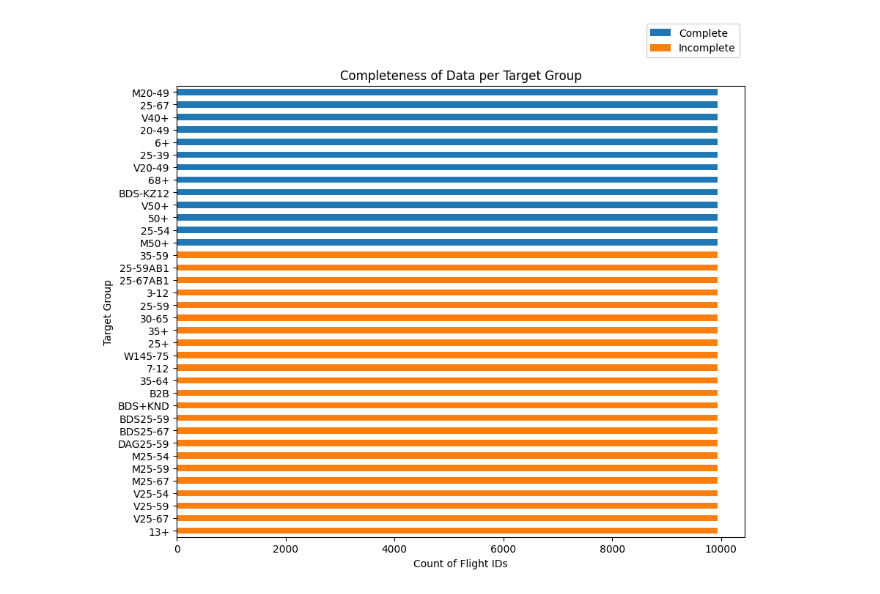
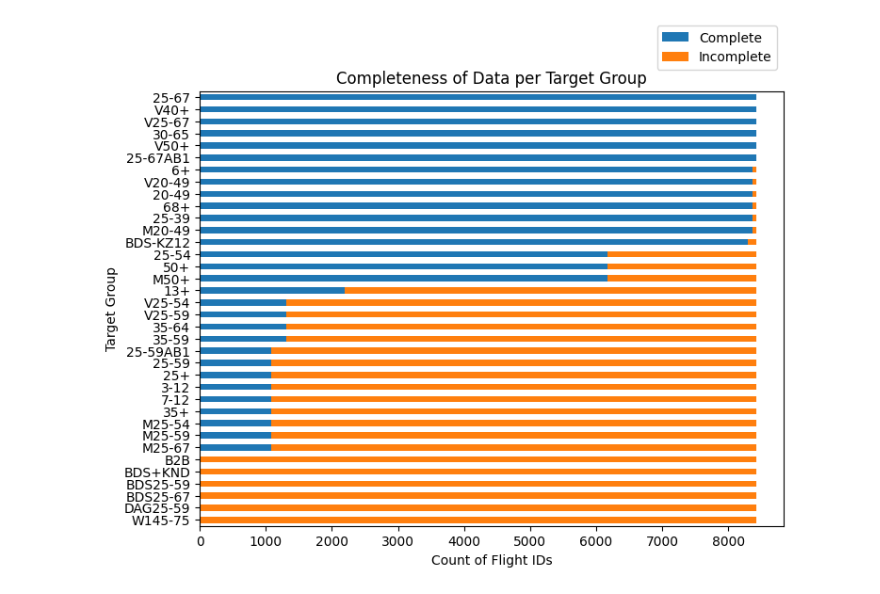
Before and after one commit to JordysHub/CampTvNew, a Jupyter notebook: models/data_overview.ipynb, the cells around one changed output. Saved outputs shown, nothing was run; the diff lists cells and outputs as text; code cells hidden in the pictures.

```diff
--- a/models/data_overview.ipynb
+++ b/models/data_overview.ipynb
@@ -37,6 +37,8 @@ target_groups = ['25-67', 'B2B', '20-49', '3-12', '30-65', '35+', '35-59', '35-6
                  'BDS+KND', 'DAG25-59', 'M20-49', 'M25-54', 'M25-59',
                  'M25-67', 'M50+', 'V20-49', 'V25-54', 'V25-59', 'V25-67', 'V40+',
                  'V50+', 'W145-75', 'BDS-KZ12']
+
+start_date = '2023-09-01'  # example start date, adjust as needed
 
 # List to store completeness information
 completeness_data = []
@@ -55,6 +57,8 @@ for tg in target_groups:
         COUNT(flight_id) AS count_flights
     FROM
         CompleteFlights
+    WHERE
+        flight_id IN (SELECT flight_id FROM [dbo].[tv.flights_ster] WHERE start_date >= '{start_date}')
     UNION ALL
     SELECT
         '{tg}' AS target_group,
@@ -63,6 +67,7 @@ for tg in target_groups:
     FROM
         [dbo].[tv.flights_ster]
     WHERE
+        start_date >= '{start_date}' AND
         flight_id NOT IN (SELECT flight_id FROM CompleteFlights);
     """
     df = query_to_df(query)
@@ -70,26 +75,26 @@ for tg in target_groups:
 # %%
 # Concatenate all results into one DataFrame
 completeness_df = pd.concat(completeness_data, ignore_index=True)
 
 # Pivot the DataFrame to have 'Complete' and 'Incomplete' as columns
 pivot_df = completeness_df.pivot(index='target_group', columns='data_status', values='count_flights')
 
 # Calculate completeness (ratio of Complete flights to Total flights)
 pivot_df['Completeness'] = pivot_df['Complete'] / (pivot_df['Complete'] + pivot_df['Incomplete'])
 
 # Sort by Completeness
 pivot_df = pivot_df.sort_values(by='Completeness', ascending=True)
 
 # Plotting the horizontal bar chart
-plt.figure(figsize=(10, 8))
+plt.figure(figsize=(8, 6))
 pivot_df[['Complete', 'Incomplete']].plot(kind='barh', stacked=True, ax=plt.gca())
 plt.xlabel('Count of Flight IDs')
 plt.ylabel('Target Group')
 plt.title('Completeness of Data per Target Group')
 
 # Move the legend outside of the plot
 plt.legend(loc='center right', bbox_to_anchor=(1.0, 1.1))
 
 plt.show()
 # %% [output]
-[figure, old version]
+[figure, new version]
```
Also changed, not shown: parts of 2 cells of this notebook, 13 other files.
